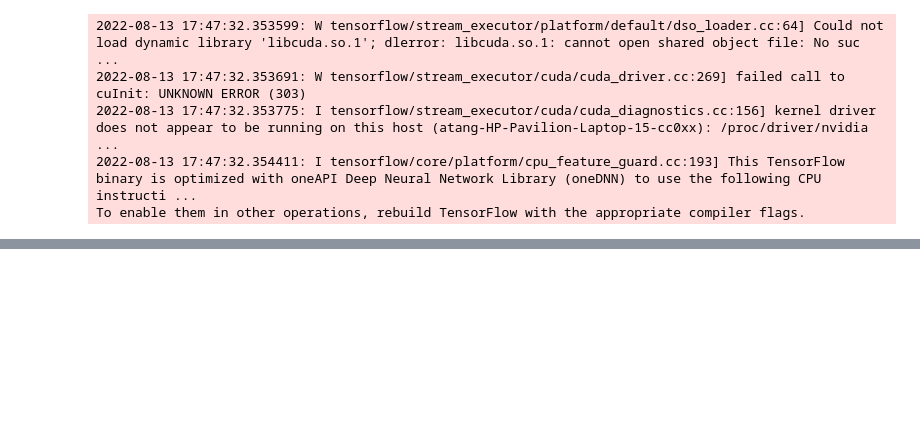
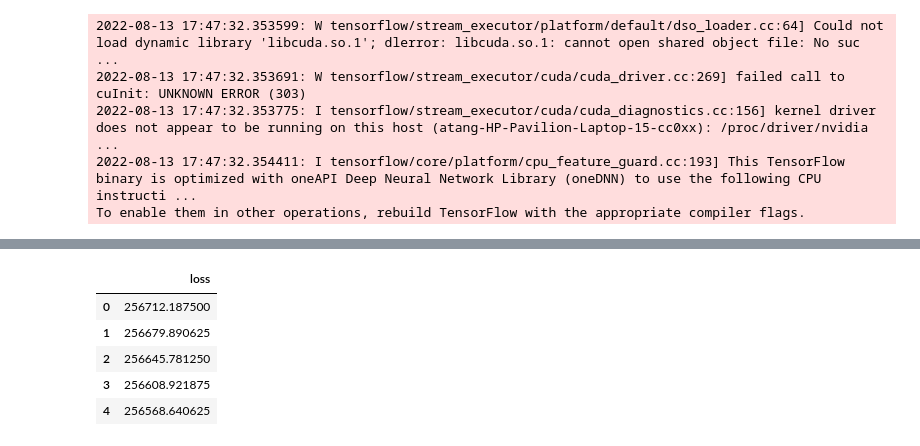
Before and after one commit to andrews-tang/Cancer-Classification-and-EDA-on-King-County-Data, a Jupyter notebook: Keras-Basics.ipynb, the cells around one changed output, grey strips where cells are left out. Drawn from its saved outputs; the diff is of its cells as text; code cells hidden in the pictures; blank space fills up the shorter version.

```diff
--- a/Keras-Basics.ipynb
+++ b/Keras-Basics.ipynb
@@ -144,0 +164,10 @@ model.history.history
+# %%
+loss_df=pd.DataFrame(model.history.history)
+loss_df.head()
+# %% [output]
+|  | loss |
+| 0 | 256712.187500 |
+| 1 | 256679.890625 |
+| 2 | 256645.781250 |
+| 3 | 256608.921875 |
+| 4 | 256568.640625 |
```
Also changed, not shown: parts of 3 cells of this notebook.
